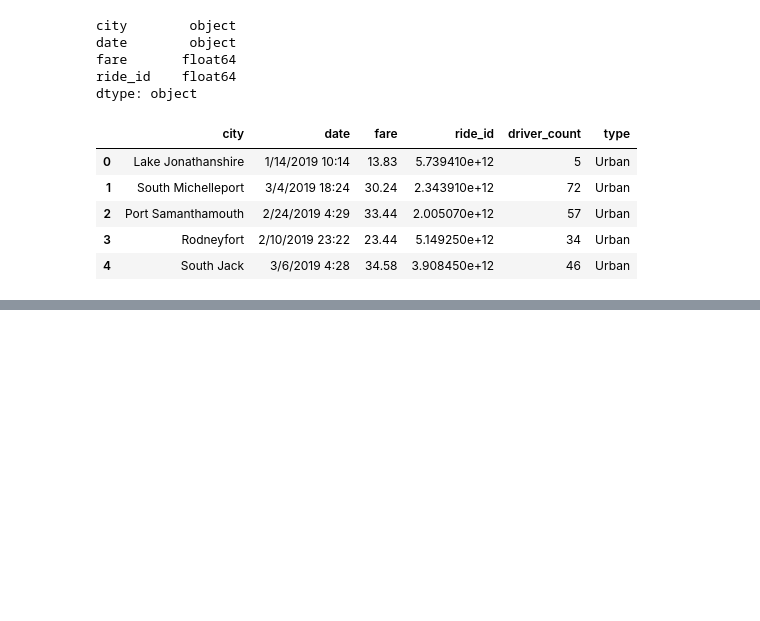
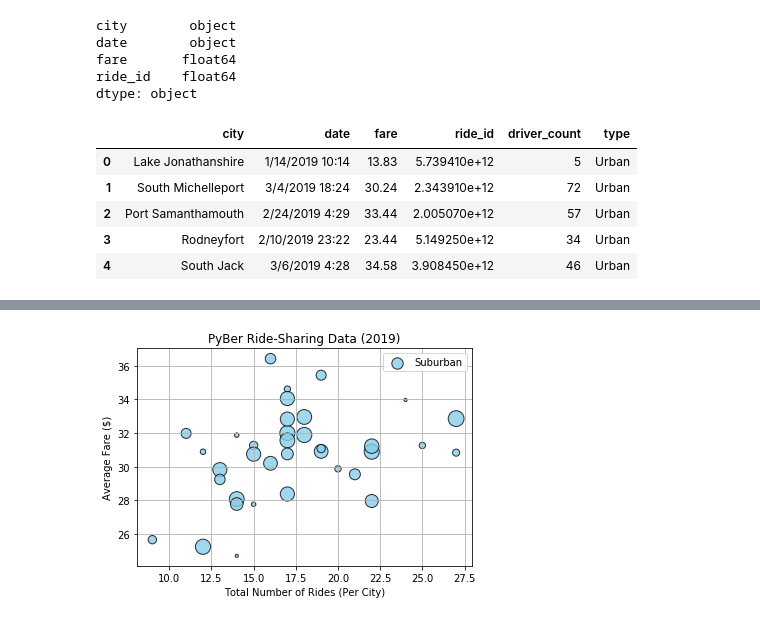
Before and after one commit to Muzznah/Pyber-Growth-Opportunity-Analysisis, a Jupyter notebook: PyBer.ipynb, the cells around one changed output, grey strips where cells are left out. Cells and saved outputs as stored; diff of their text form; code cells hidden in the pictures; blank space fills up the shorter version.

```diff
--- a/PyBer.ipynb
+++ b/PyBer.ipynb
@@ -130,0 +184,6 @@ pyber_data_df.head()
+# %%
+# Get the number of rides for Suburban cities.
+suburban_ride_count=suburban_cities_df.groupby(["city"]).count()["ride_id"]
+
+#Display count.
+suburban_ride_count.head()
@@ -130,0 +226,6 @@ pyber_data_df.head()
+# %%
+# Get the average fare for each city in Suburban.
+avg_fare_suburban=suburban_cities_df.groupby(['city']).mean()['fare']
+
+#Display average.
+avg_fare_suburban.head()
@@ -130,0 +268,6 @@ pyber_data_df.head()
+# %%
+#Get the average number of drivers for each city of Suburban.
+avg_drivers_suburban=suburban_cities_df.groupby(['city']).mean()['driver_count']
+
+#Display the average.
+avg_drivers_suburban.head()
@@ -130,0 +321,25 @@ pyber_data_df.head()
+# %%
+#Create Suburban Cities Bubble Chart.
+plt.scatter(x=suburban_ride_count,
+            y=avg_fare_suburban,
+            s=10*avg_drivers_suburban,
+            c='skyblue',
+            edgecolor='black',
+            linewidths=1,
+            alpha=.80,
+            label='Suburban')
+
+#Create plot title.
+plt.title("PyBer Ride-Sharing Data (2019)")
+
+#Create x and y axis labels.
+plt.xlabel("Total Number of Rides (Per City)")
+plt.ylabel("Average Fare ($)")
+
+#Add legend.
+plt.legend()
+
+#Add grid.
+plt.grid(True)
+# %% [output]
+[figure, added]
```
Also changed, not shown: parts of 15 cells of this notebook, 1 other file.
